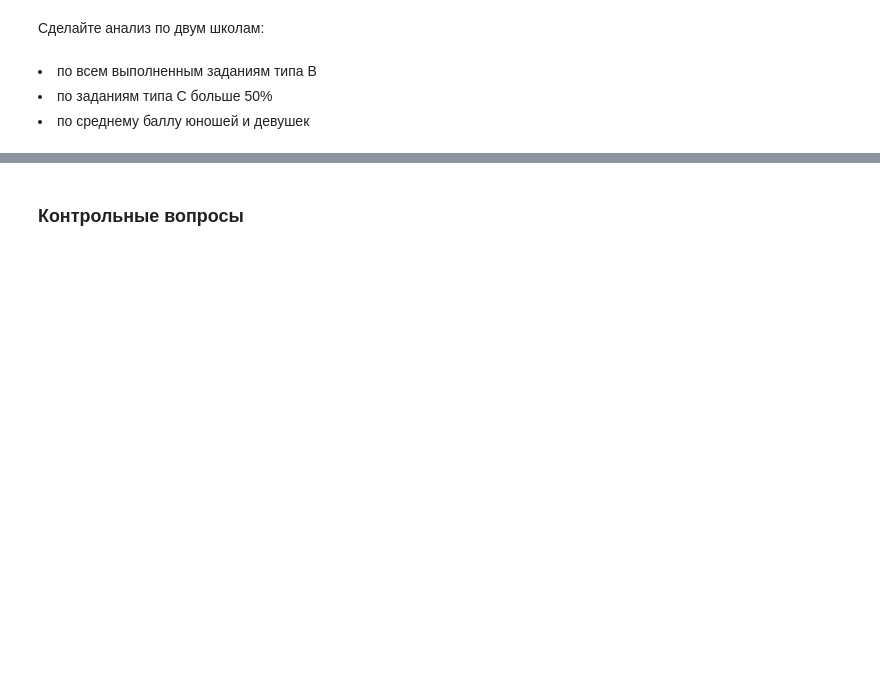
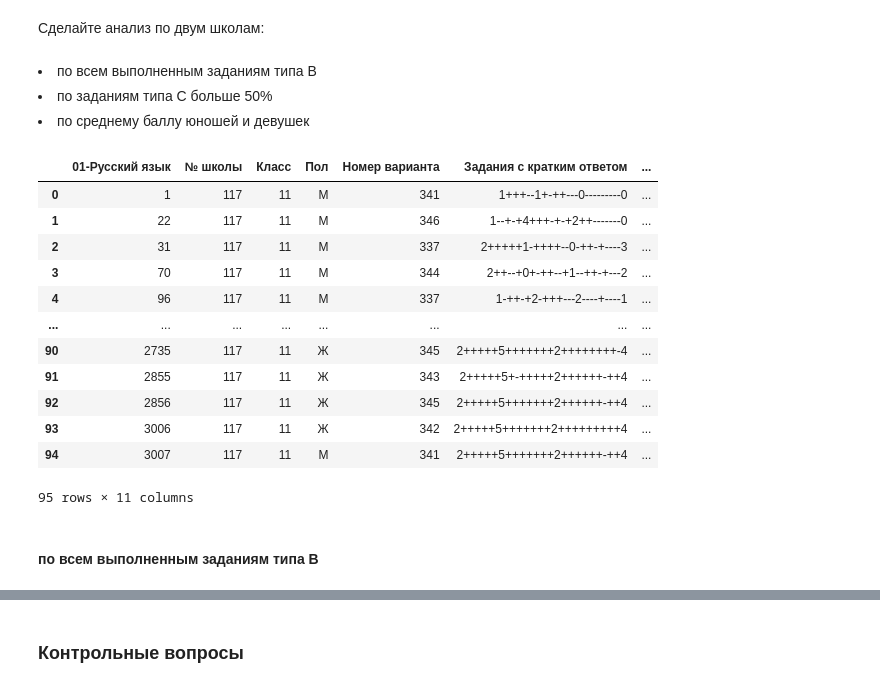
Before and after one commit to kiripcha/Financial-University-under-the-Government-of-the-Russian-Federation, a Jupyter notebook: ML/ML0.3_analysis/ML0.3_analysis_VanifatovKirill_PI20-5.ipynb, the cells around one changed output, grey strips where cells are left out. Drawn from its saved outputs; the diff is of its cells as text; code cells hidden in the pictures; blank space fills up the shorter version.

```diff
--- a/ML/ML0.3_analysis/ML0.3_analysis_VanifatovKirill_PI20-5.ipynb
+++ b/ML/ML0.3_analysis/ML0.3_analysis_VanifatovKirill_PI20-5.ipynb
@@ -159,6 +269,27 @@ len(pd.unique(df1['№ школы']))
 # %% [markdown]
 Сделайте анализ по двум школам:
+# %%
+school_1 = pd.DataFrame(df1[df1["№ школы"] == 117]).set_index([pd.Index([i for i in range(0,len(df1[df1["№ школы"] == 117]))])])
+school_2 = df1[df1["№ школы"] == 152].set_index([pd.Index([i for i in range(0,len(df1[df1["№ школы"] == 152]))])])
 # %% [markdown]
 <li>по всем выполненным заданиям типа В</li>
 <li>по заданиям типа С больше 50%</li>
 <li>по среднему баллу юношей и девушек</li>
+# %%
+school_1
+# %% [output]
+|  | 01-Русский язык | № школы | Класс | Пол | Номер варианта | Задания с кратким ответом | ... |
+| 0 | 1 | 117 | 11 | М | 341 | 1+++--1+-++---0---------0 | ... |
+| 1 | 22 | 117 | 11 | М | 346 | 1--+-+4+++-+-+2++-------0 | ... |
+| 2 | 31 | 117 | 11 | М | 337 | 2+++++1-++++--0-++-+----3 | ... |
+| 3 | 70 | 117 | 11 | М | 344 | 2++--+0+-++--+1--++-+---2 | ... |
+| 4 | 96 | 117 | 11 | М | 337 | 1-++-+2-+++---2----+----1 | ... |
+| ... | ... | ... | ... | ... | ... | ... | ... |
+| 90 | 2735 | 117 | 11 | Ж | 345 | 2+++++5+++++++2++++++++-4 | ... |
+| 91 | 2855 | 117 | 11 | Ж | 343 | 2+++++5+-+++++2++++++-++4 | ... |
+| 92 | 2856 | 117 | 11 | Ж | 345 | 2+++++5+++++++2++++++-++4 | ... |
+| 93 | 3006 | 117 | 11 | Ж | 342 | 2+++++5+++++++2+++++++++4 | ... |
+| 94 | 3007 | 117 | 11 | М | 341 | 2+++++5+++++++2++++++-++4 | ... |
+95 rows × 11 columns
+# %% [markdown]
+#### по всем выполненным заданиям типа В
```
Also changed, not shown: parts of 16 cells of this notebook.
